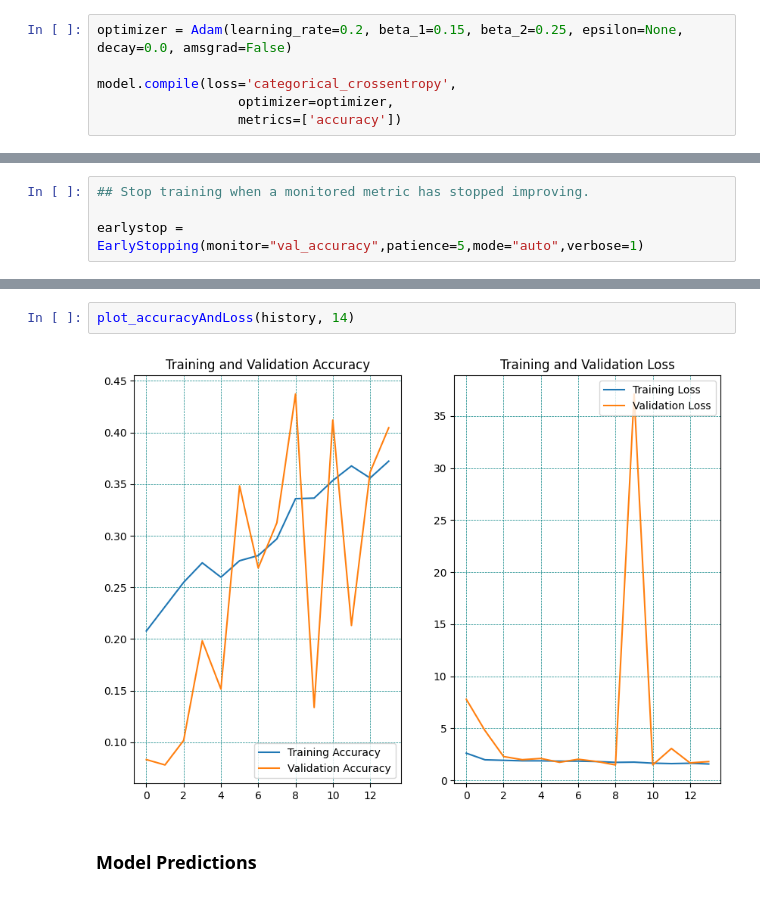
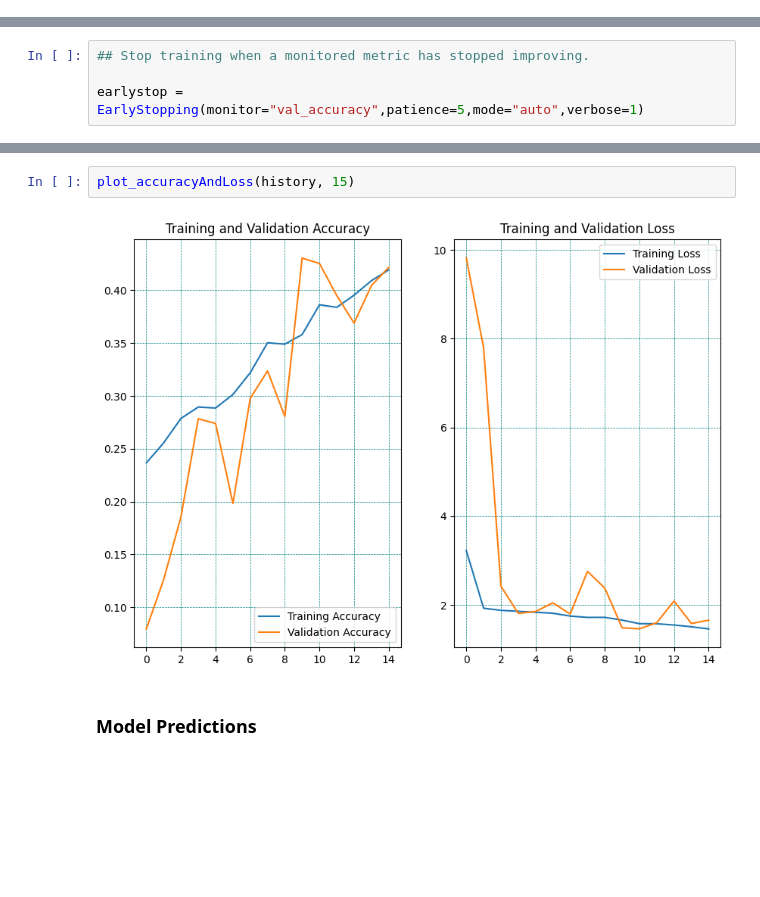
Before and after one commit to SonamKul9527/Melanoma_Detection_Assignment, a Jupyter notebook: sonam_k_nn.ipynb, the cells around one changed output, grey strips where cells are left out. Drawn from its saved outputs; the diff is of its cells as text; blank space fills up the shorter version.

Commit message:
Updating final model and prediction

```diff
--- a/sonam_k_nn.ipynb
+++ b/sonam_k_nn.ipynb
@@ -657,12 +657,6 @@ Non-trainable params: 448
 _________________________________________________________________
 # %% [markdown]
 ### Compiling the Model
-# %%
-optimizer = Adam(learning_rate=0.2, beta_1=0.15, beta_2=0.25, epsilon=None, decay=0.0, amsgrad=False)
-
-model.compile(loss='categorical_crossentropy',
-                  optimizer=optimizer,
-                  metrics=['accuracy'])
 # %%
 model.compile(optimizer = 'adam', loss = 'categorical_crossentropy', metrics=["accuracy"])
 # %% [markdown]
@@ -694,7 +688,7 @@ Epoch 14: early stopping
 # %%
-plot_accuracyAndLoss(history, 14)
+plot_accuracyAndLoss(history, 15)
 # %% [output]
-[figure, old version]
+[figure, new version]
 # %% [markdown]
 ### Model Predictions
 # %%
```
Also changed, not shown: parts of 4 cells of this notebook.
